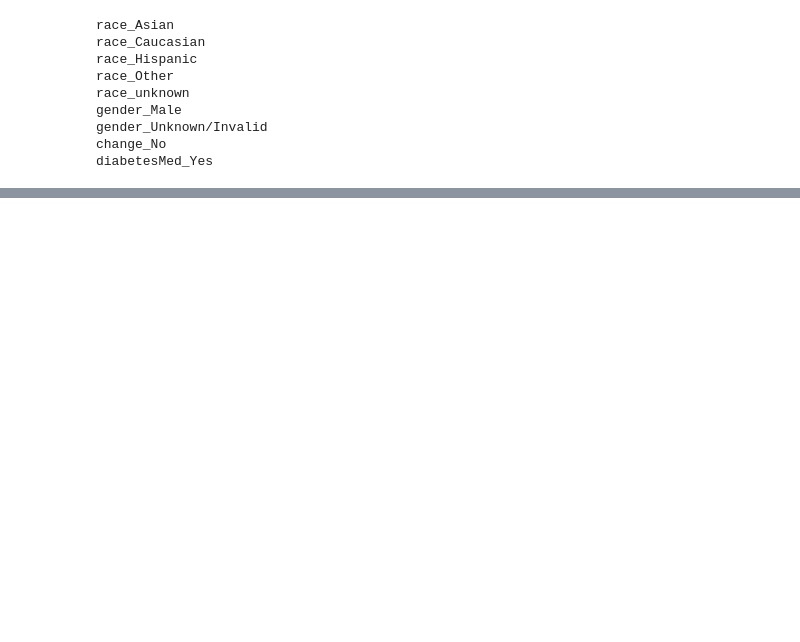
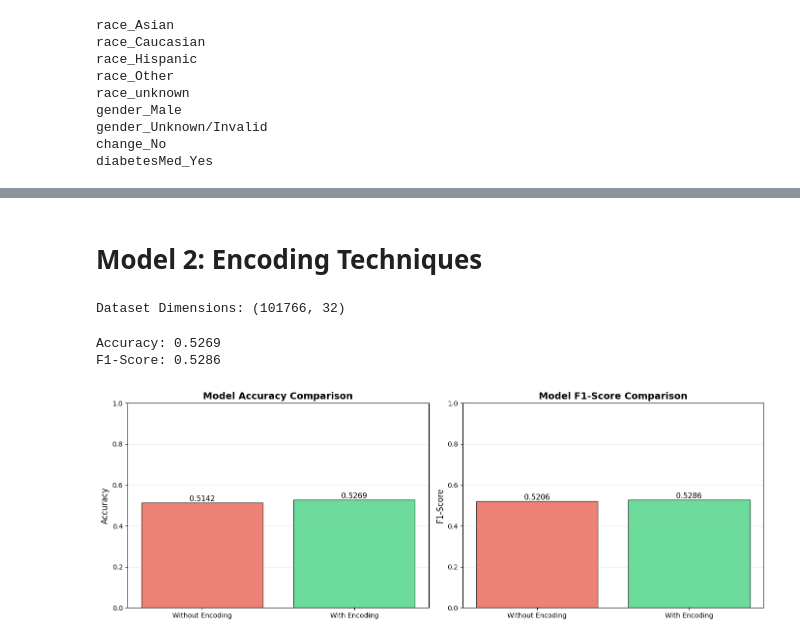
Before and after one commit to EduardoYaguar/act1_2p_si_eda_2_25_yaguar, a Jupyter notebook: act2_2p_si_tech_2_25_yaguar.ipynb, the cells around one changed output, grey strips where cells are left out. Saved outputs shown, nothing was run; the diff lists cells and outputs as text; code cells hidden in the pictures; blank space fills up the shorter version.

```diff
--- a/act2_2p_si_tech_2_25_yaguar.ipynb
+++ b/act2_2p_si_tech_2_25_yaguar.ipynb
@@ -181,0 +244,2 @@ X_onehot.head()
+# %% [markdown]
+# Model 2: Encoding Techniques
@@ -181,0 +253,11 @@ X_onehot.head()
+# %%
+X_with_binary = X_final.copy()
+
+X_with_binary = X_with_binary.drop(columns=[col for col in binary_encode_cols if col in X_with_binary.columns])
+
+for col in X_binary.columns:
+    X_with_binary[col] = X_binary[col]
+
+print(f"Dataset Dimensions: {X_with_binary.shape}")
+# %% [output]
+Dataset Dimensions: (101766, 32)
@@ -181,0 +276,43 @@ X_onehot.head()
+# %%
+print(f"Accuracy: {accuracy_score(y_test2, y_pred_encoded):.4f}")
+print(f"F1-Score: {f1_score(y_test2, y_pred_encoded, average='weighted'):.4f}")
+# %% [output]
+Accuracy: 0.5269
+F1-Score: 0.5286
+# %%
+fig, (ax1, ax2) = plt.subplots(1, 2, figsize=(14, 5))
+
+models = ['Without Encoding', 'With Encoding']
+accuracy = [0.5142, 0.5269]
+f1_scores = [0.5206, 0.5286]
+
+bars1 = ax1.bar(models, accuracy, color=['#e74c3c', '#2ecc71'], alpha=0.7, edgecolor='black')
+ax1.set_ylabel('Accuracy', fontsize=12)
+ax1.set_title('Model Accuracy Comparison', fontsize=14, fontweight='bold')
+ax1.set_ylim([0, 1])
+ax1.grid(axis='y', alpha=0.3)
+
+for bar in bars1:
+    height = bar.get_height()
+    ax1.text(bar.get_x() + bar.get_width()/2., height,
+             f'{height:.4f}',
+             ha='center', va='bottom', fontsize=11)
+
+
+bars2 = ax2.bar(models, f1_scores, color=['#e74c3c', '#2ecc71'], alpha=0.7, edgecolor='black')
+ax2.set_ylabel('F1-Score', fontsize=12)
+ax2.set_title('Model F1-Score Comparison', fontsize=14, fontweight='bold')
+ax2.set_ylim([0, 1])
+ax2.grid(axis='y', alpha=0.3)
+
+for bar in bars2:
+    height = bar.get_height()
+    ax2.text(bar.get_x() + bar.get_width()/2., height,
+             f'{height:.4f}',
+             ha='center', va='bottom', fontsize=11)
+
+plt.tight_layout()
+plt.savefig('metrics_comparison.png', dpi=300, bbox_inches='tight')
+plt.show()
+# %% [output]
+[figure, added]
```
Also changed, not shown: parts of 18 cells of this notebook.
